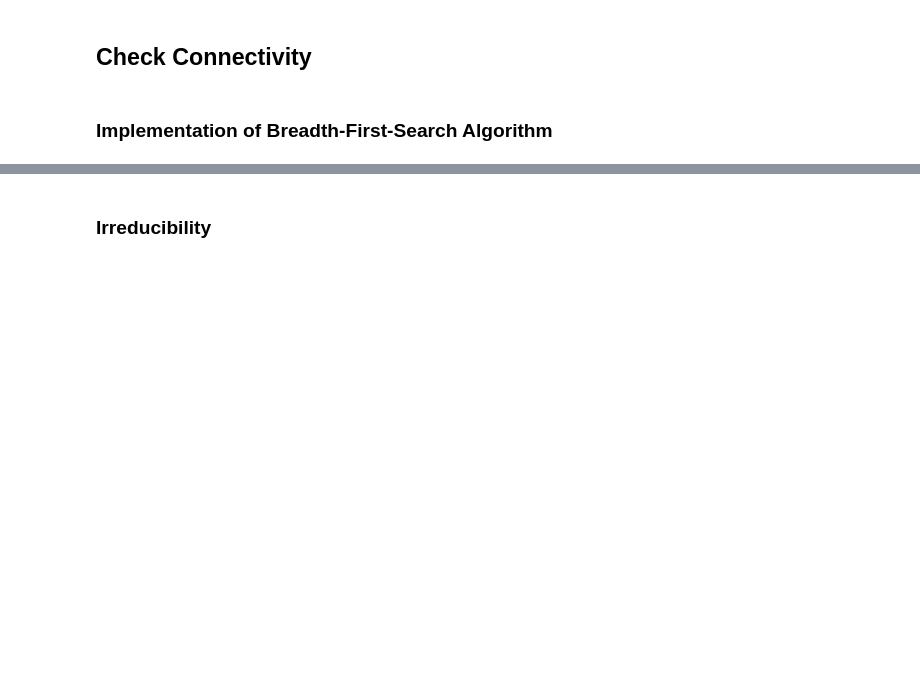
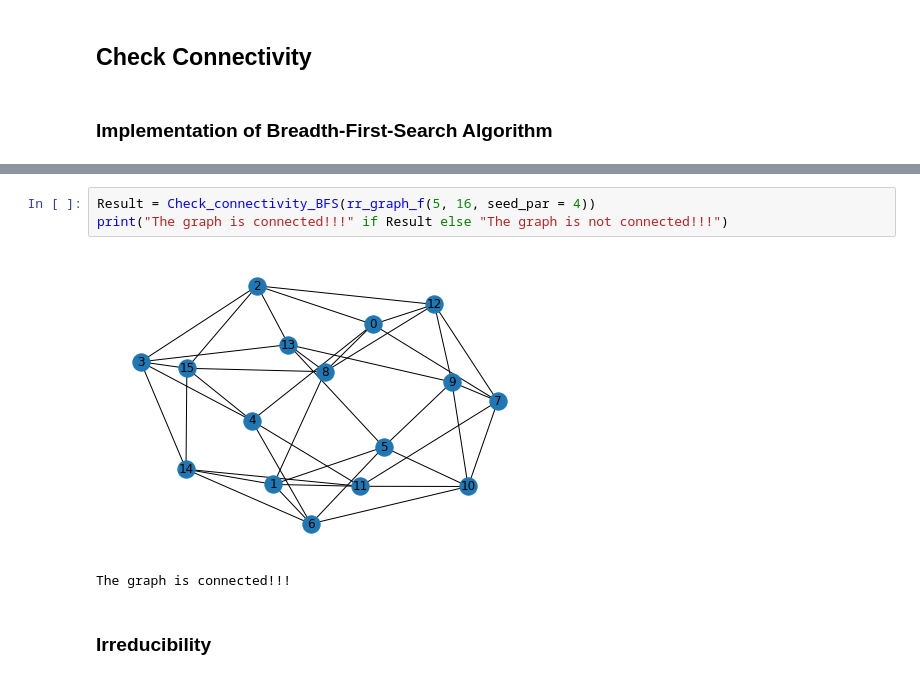
Before and after one commit to brauliovillalobos/Networking-for-Big-Data-Data-Centers-HW1-1047223, a Jupyter notebook: HW1_NBD_DataCenters.ipynb, the cells around one changed output, grey strips where cells are left out. Saved outputs shown, nothing was run; the diff lists cells and outputs as text; blank space fills up the shorter version.

```diff
--- a/HW1_NBD_DataCenters.ipynb
+++ b/HW1_NBD_DataCenters.ipynb
@@ -56,2 +74,8 @@ z = rr_graph_f(3, 6)
+# %%
+Result = Check_connectivity_BFS(rr_graph_f(5, 16, seed_par = 4))
+print("The graph is connected!!!" if Result else "The graph is not connected!!!")
+# %% [output]
+[figure, added]
+The graph is connected!!!
 # %% [markdown]
 ### Irreducibility
```
Also changed, not shown: parts of 9 cells of this notebook.
